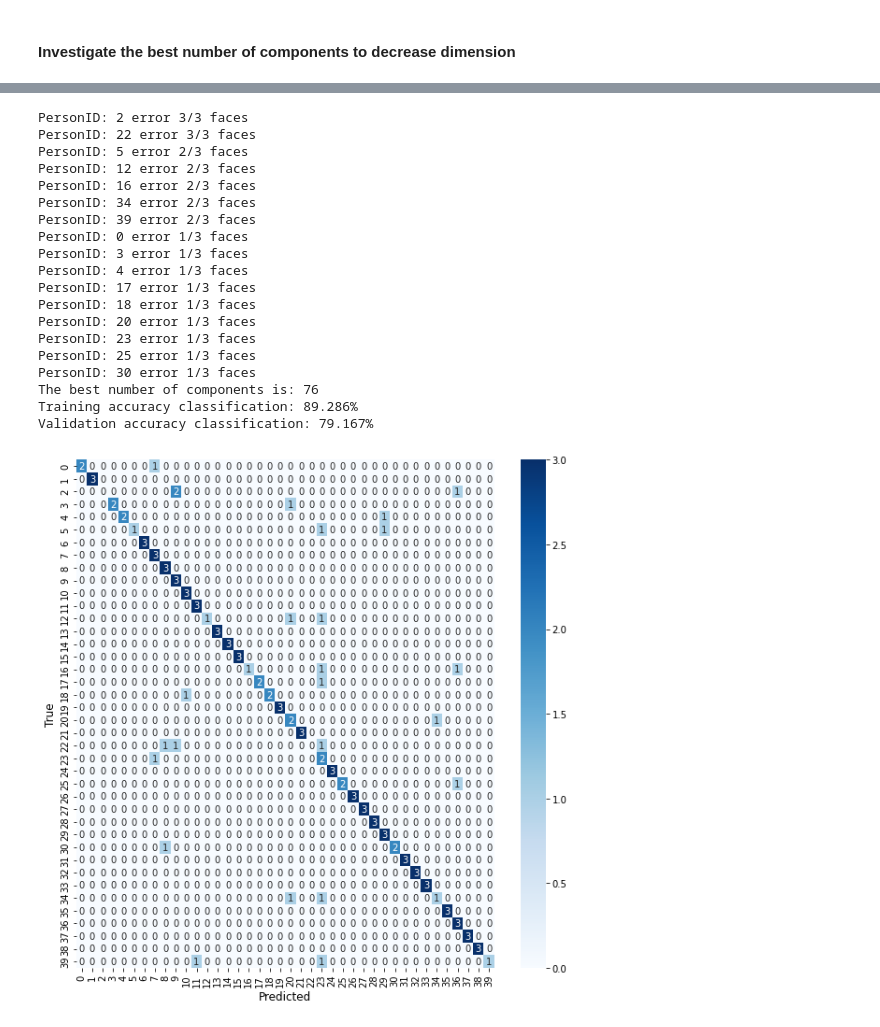
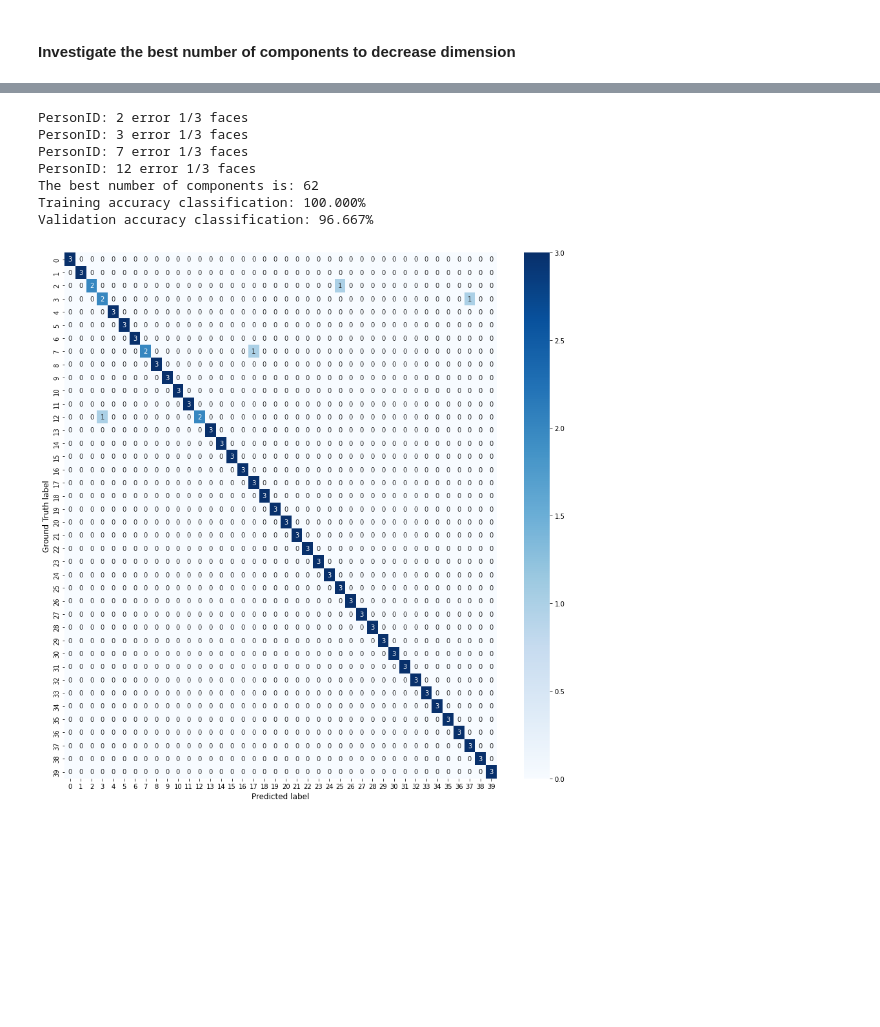
Before and after one commit to taindp98/ml_afd, a Jupyter notebook: tp1/TP1-exo3-investigate.ipynb, the cells around one changed output, grey strips where cells are left out. Saved outputs shown, nothing was run; the diff lists cells and outputs as text; code cells hidden in the pictures; blank space fills up the shorter version.

```diff
--- a/tp1/TP1-exo3-investigate.ipynb
+++ b/tp1/TP1-exo3-investigate.ipynb
@@ -149,7 +155,8 @@ def logreg_classifier(dataset, vis_res = False, use_pca = False, ncomp = None):
         acc: accuracy
     """
     if use_pca:
-        pca = PCA(n_components=ncomp)
+#         pca = PCA(n_components=ncomp)
+        pca = make_pipeline(StandardScaler(), PCA(n_components=ncomp))
         feature = pca.fit_transform(dataset)
     else:
         feature = dataset
@@ -472,7 +467,7 @@ def get_model(checkpoint_dir = './logreg_face_classifier.pth'):
     model.load_state_dict(checkpoint['model_state_dict'])
     return model
 # %%
-def logreg_classifier(dataset, config, device, vis_res = False, use_pca = False, ncomp = None):
+def logreg_classifier_scratch(dataset, config, device, vis_res = False, use_pca = False, ncomp = None):
     """
     pipeline logistic regression classification using sklearn
     need to investigate the number of components for the best performance
@@ -487,8 +482,9 @@ def logreg_classifier(dataset, config, device, vis_res = False, use_pca = False,
         acc: accuracy
     """
     if use_pca:
-        pca = PCA(n_components=ncomp)
-        feature = pca.fit_transform(sklearn.preprocessing.normalize(dataset))
+#         pca = PCA(n_components=ncomp)
+        pca = make_pipeline(StandardScaler(), PCA(n_components=ncomp))
+        feature = pca.fit_transform(dataset)
         config['input_dim'] = ncomp
     else:
         config['input_dim'] = 4096
@@ -511,7 +507,8 @@ def logreg_classifier(dataset, config, device, vis_res = False, use_pca = False,
         df_valid = pd.concat([df_valid, df_per_valid], axis = 0)
 
 
-    model = LogisticRegression(input_dim = config['input_dim'], output_dim = config['output_dim'])
+    model = LogisticRegressionClassifier(input_dim = config['input_dim'],
+                                         output_dim = config['output_dim'])
     model.to(device)
     criterion = torch.nn.CrossEntropyLoss()
     optimizer = torch.optim.SGD(model.parameters(), lr=config['lr'])
@@ -523,26 +520,17 @@ def logreg_classifier(dataset, config, device, vis_res = False, use_pca = False,
     valid_dl = DataLoader(valid_ds, batch_size=config['batch_size'])
 
     if vis_res and not use_pca:
-        print('Visualize augmented transforms')
+        print('------ Visualize augmented transforms ------')
         show_batch(train_dl)
 
     best_acc_valid = 0
     best_acc_train = 0
 
-#     old_train_loss = 0
-
-    for e_idx, epoch in enumerate(range(config['epochs'])):
+    for epoch in range(config['epochs']):
         train_loss, train_acc = train_one(model, train_dl, criterion, optimizer, device)
-#         diff_train_loss = old_train_loss - train_loss
-#         old_train_loss = train_loss
-#         if diff_train_loss < config['early_stop'] and diff_train_loss > 0:
-#             if vis_res:
-#                 print(diff_train_loss, old_train_loss, train_loss)
-#                 print('Early Stopping')
-#             break
         if best_acc_train < train_acc:
             best_acc_train = train_acc
-        if (e_idx % config['period'])==0:
+        if (epoch % config['period'])==0:
 
             valid_loss, valid_acc = eval_one(model, valid_dl, criterion, device)
 
@@ -556,15 +544,15 @@ def logreg_classifier(dataset, config, device, vis_res = False, use_pca = False,
 
     model = get_model()
     y_pred = feedward(model, valid_dl, device)
+    df_valid['pred'] = y_pred
 
-    df_valid['pred'] = y_pred
     if vis_res:
         display.display(df_valid.head(10))
         cf_matrix = confusion_matrix(df_valid.label, y_pred)
-        plt.figure(figsize = (10,10))
+        plt.figure(figsize = (15,15))
         sns.heatmap(cf_matrix, annot=True, cmap='Blues')
-        plt.xlabel('Predicted', fontsize=12)
-        plt.ylabel('True', fontsize=12)
+        plt.xlabel('Predicted label', fontsize=12)
+        plt.ylabel('Ground Truth label', fontsize=12)
 
         df_valid_diff = df_valid.iloc[np.where(np.equal(df_valid.label, y_pred)==False)]
         dict_diff = dict(df_valid_diff['label'].value_counts())
@@ -575,7 +563,7 @@ def logreg_classifier(dataset, config, device, vis_res = False, use_pca = False,
 # %% [markdown]
 #### Training without decrease dimension
 # %%
-train_acc, valid_acc = logreg_classifier(dataset=X, config=config, device=device, vis_res = True)
+train_acc, valid_acc = logreg_classifier_scratch(dataset=X, config=config, device=device, vis_res = True)
 print(f'Training accuracy classification: {100*train_acc:.3f}%')
 print(f'Validation accuracy classification: {100*valid_acc:.3f}%')
 # %% [output]
@@ -626,7 +610,7 @@ Validation accuracy classification: 93.333%
 list_ncomp = list(range(2,100,2))
 valid_accs = []
 for ncomp in tqdm(list_ncomp):
-    train_acc, valid_acc = logreg_classifier(dataset = X, config=config, device=device, vis_res = False, use_pca = True, ncomp = ncomp)
+    train_acc, valid_acc = logreg_classifier_scratch(dataset = X, config=config, device=device, vis_res = False, use_pca = True, ncomp = ncomp)
     valid_accs.append(valid_acc.item())
 # %%
 plt.figure(figsize=(6, 6), dpi=80)
@@ -639,7 +623,6 @@ plt.show()
 # %%
 best_ncomp = list_ncomp[valid_accs.index(max(valid_accs))]
-config['epochs'] = 10000
-train_acc, valid_acc = logreg_classifier(dataset = X, config=config, device=device, vis_res = True, use_pca = True, ncomp = best_ncomp)
+train_acc, valid_acc = logreg_classifier_scratch(dataset = X, config=config, device=device, vis_res = True, use_pca = True, ncomp = best_ncomp)
 
 print(f'The best number of components is: {best_ncomp}')
 print(f'Training accuracy classification: {100*train_acc:.3f}%')
@@ -676,20 +659,8 @@ Epoch: 9900
-PersonID: 2 error 3/3 faces
-PersonID: 22 error 3/3 faces
-PersonID: 5 error 2/3 faces
-PersonID: 12 error 2/3 faces
-PersonID: 16 error 2/3 faces
-PersonID: 34 error 2/3 faces
-PersonID: 39 error 2/3 faces
-PersonID: 0 error 1/3 faces
+PersonID: 2 error 1/3 faces
 PersonID: 3 error 1/3 faces
-PersonID: 4 error 1/3 faces
-PersonID: 17 error 1/3 faces
-PersonID: 18 error 1/3 faces
-PersonID: 20 error 1/3 faces
-PersonID: 23 error 1/3 faces
-PersonID: 25 error 1/3 faces
-PersonID: 30 error 1/3 faces
-The best number of components is: 76
-Training accuracy classification: 89.286%
-Validation accuracy classification: 79.167%
+PersonID: 7 error 1/3 faces
+PersonID: 12 error 1/3 faces
+The best number of components is: 62
+Training accuracy classification: 100.000%
+Validation accuracy classification: 96.667%
-[figure, old version]
+[figure, new version]
```
Also changed, not shown: parts of 9 cells of this notebook, 10 other files.
